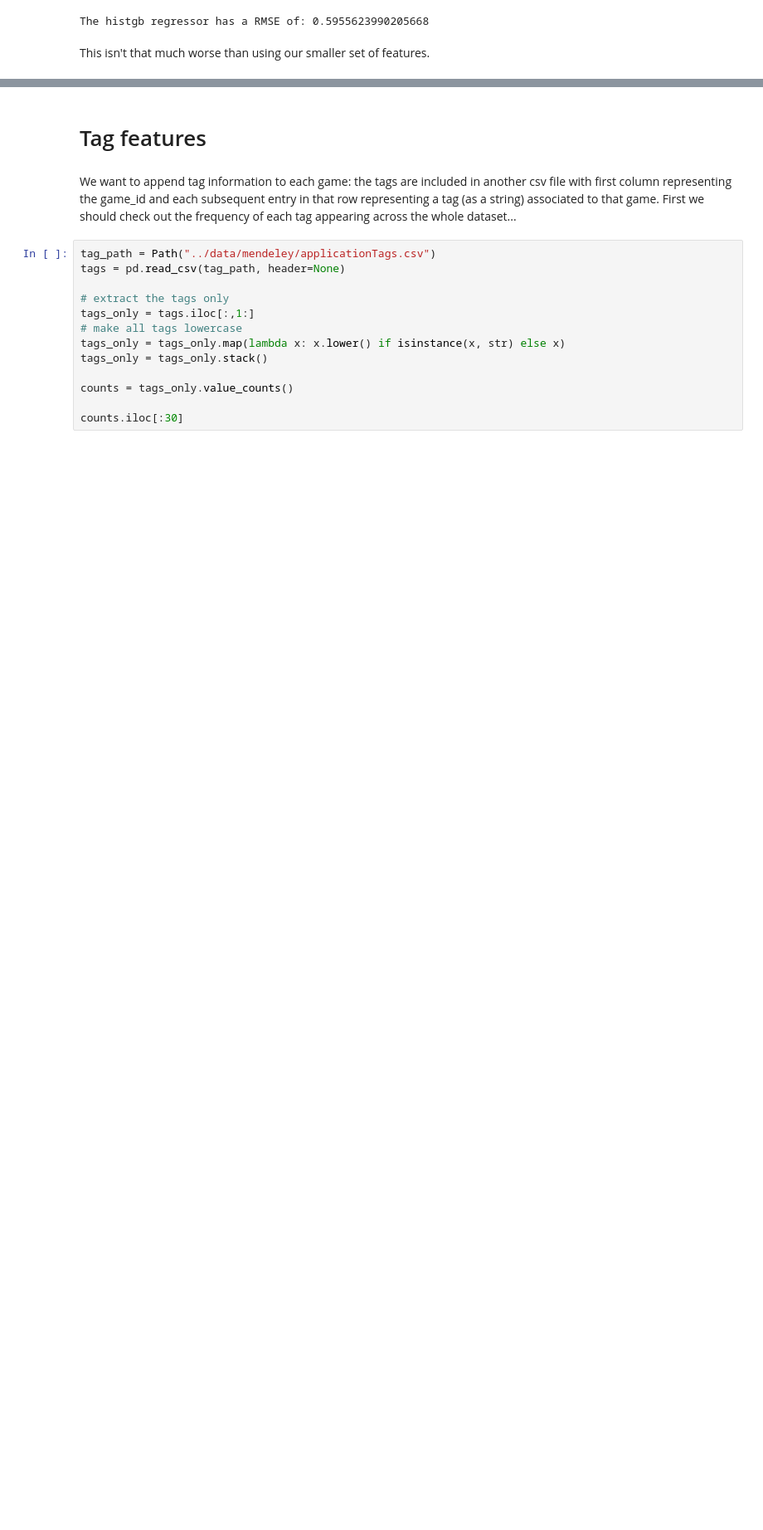
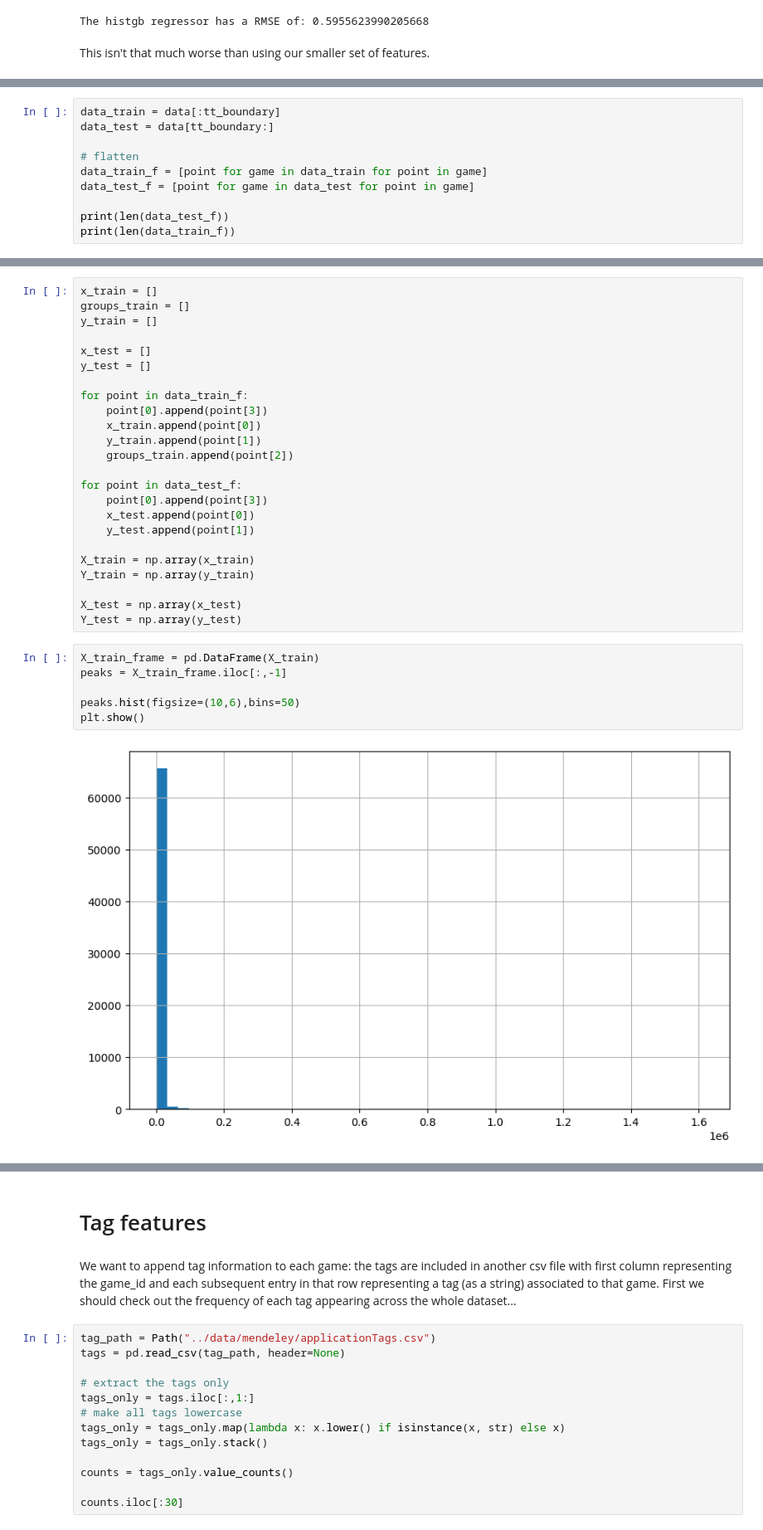
Before and after one commit to su-jai/player_forecasting, a Jupyter notebook: notebooks/data_engineering.ipynb, the cells around one changed output, grey strips where cells are left out. Shown at 83% size. Saved outputs shown, nothing was run; the diff lists cells and outputs as text; blank space fills up the shorter version.

Commit message:
Added histograms of new feature: causal peak at window

```diff
--- a/notebooks/data_engineering.ipynb
+++ b/notebooks/data_engineering.ipynb
@@ -877,0 +954,10 @@ This isn't that much worse than using our smaller set of features.
+# %%
+data_train = data[:tt_boundary]
+data_test = data[tt_boundary:]
+
+# flatten
+data_train_f = [point for game in data_train for point in game]
+data_test_f = [point for game in data_test for point in game]
+
+print(len(data_test_f))
+print(len(data_train_f))
@@ -877,0 +967,32 @@ This isn't that much worse than using our smaller set of features.
+# %%
+x_train = []
+groups_train = []
+y_train = []
+
+x_test = []
+y_test = []
+
+for point in data_train_f:
+    point[0].append(point[3])
+    x_train.append(point[0])
+    y_train.append(point[1])
+    groups_train.append(point[2])
+
+for point in data_test_f:
+    point[0].append(point[3])
+    x_test.append(point[0])
+    y_test.append(point[1])
+
+X_train = np.array(x_train)
+Y_train = np.array(y_train)
+
+X_test = np.array(x_test)
+Y_test = np.array(y_test)
+# %%
+X_train_frame = pd.DataFrame(X_train)
+peaks = X_train_frame.iloc[:,-1]
+
+peaks.hist(figsize=(10,6),bins=50)
+plt.show()
+# %% [output]
+[figure, added]
```
Also changed, not shown: parts of 10 cells of this notebook.
